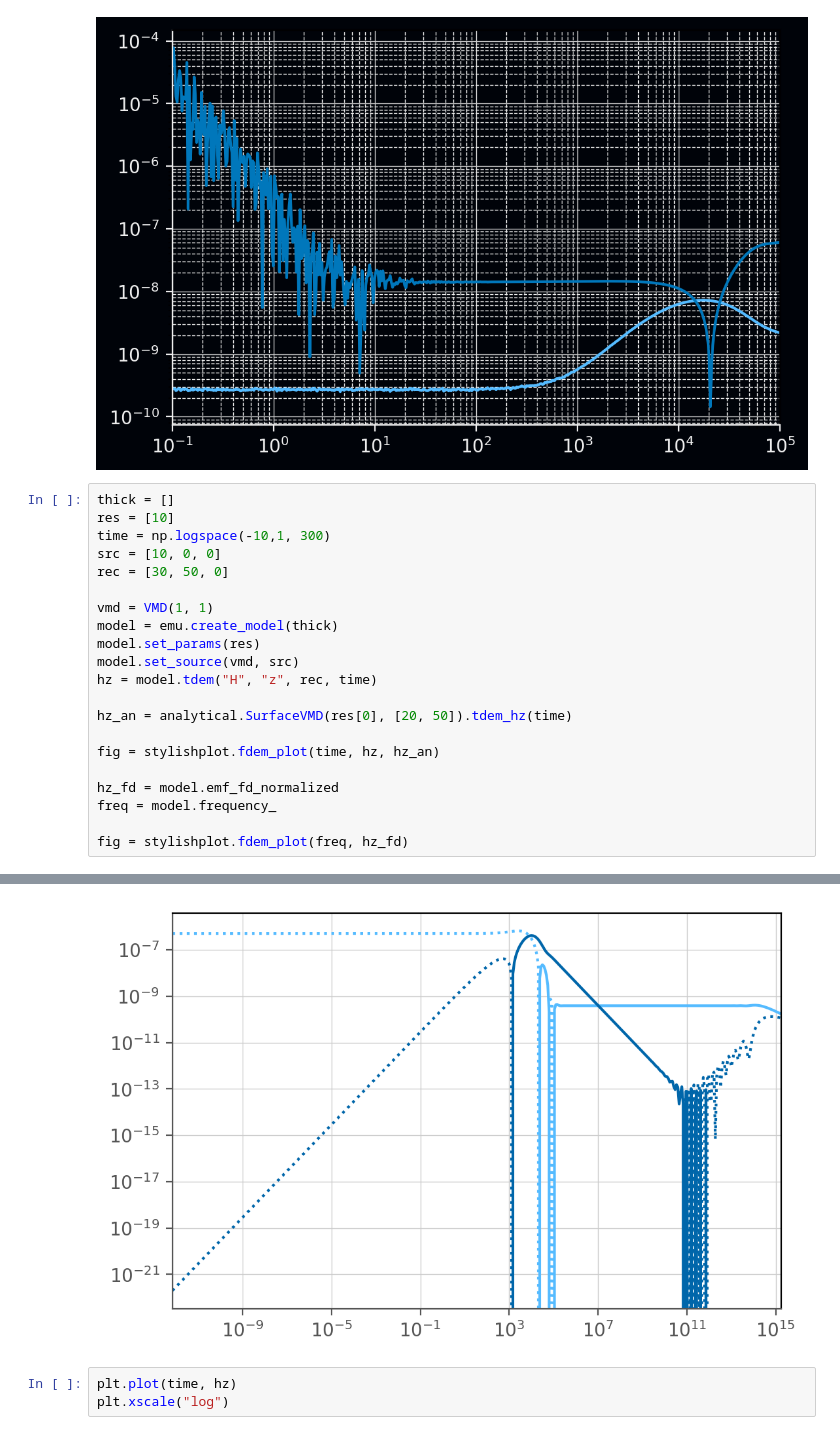
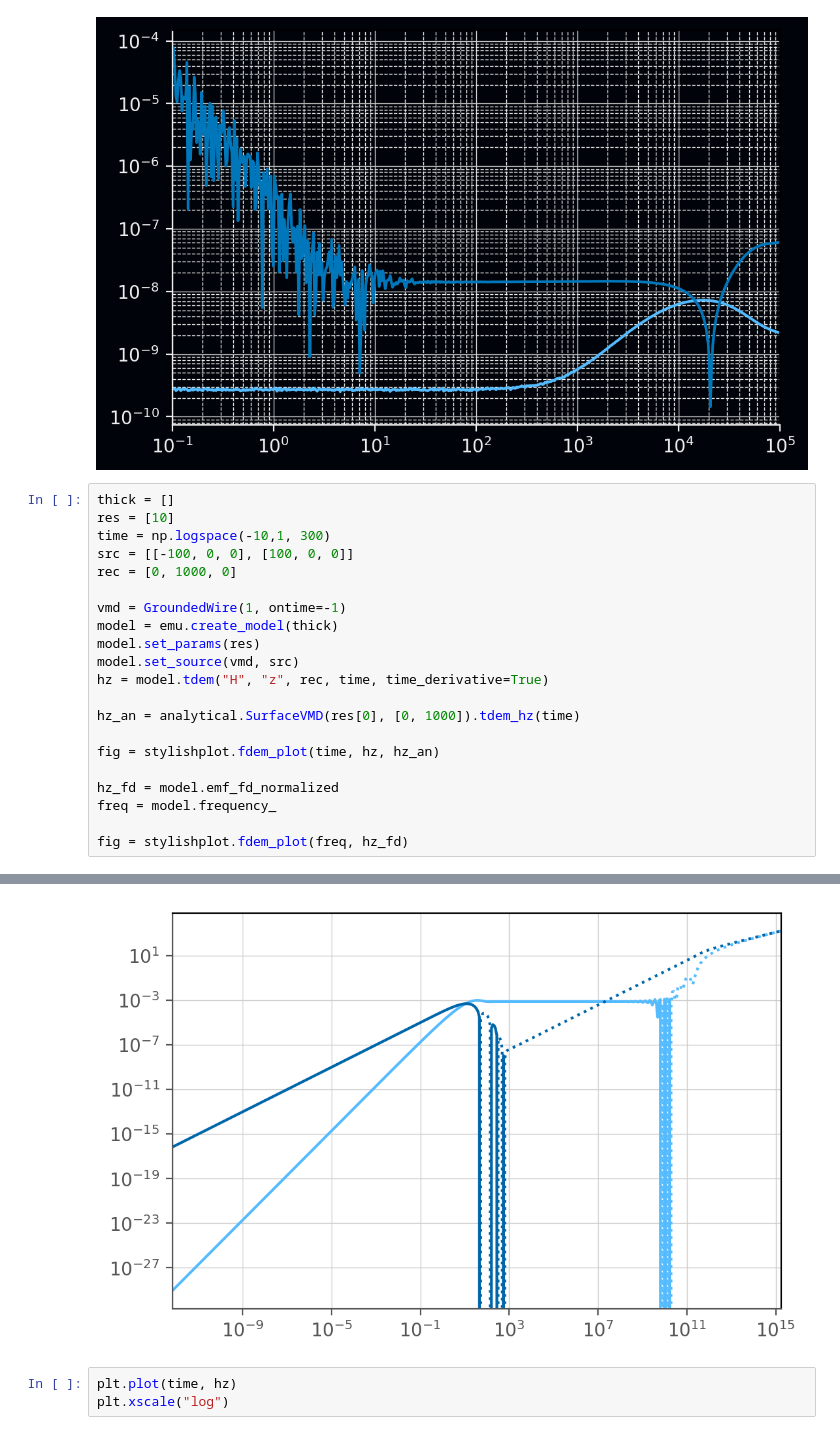
Before and after one commit to WasedaGeophysics/emulatte, a Jupyter notebook: example/playgrounds.ipynb, the cells around one changed output, grey strips where cells are left out. Drawn from its saved outputs; the diff is of its cells as text.

```diff
--- a/example/playgrounds.ipynb
+++ b/example/playgrounds.ipynb
@@ -240,16 +240,16 @@ plt.show()
 thick = []
 res = [10]
 time = np.logspace(-10,1, 300)
-src = [10, 0, 0]
-rec = [30, 50, 0]
+src = [[-100, 0, 0], [100, 0, 0]]
+rec = [0, 1000, 0]
 
-vmd = VMD(1, 1)
+vmd = GroundedWire(1, ontime=-1)
 model = emu.create_model(thick)
 model.set_params(res)
 model.set_source(vmd, src)
-hz = model.tdem("H", "z", rec, time)
+hz = model.tdem("H", "z", rec, time, time_derivative=True)
 
-hz_an = analytical.SurfaceVMD(res[0], [20, 50]).tdem_hz(time)
+hz_an = analytical.SurfaceVMD(res[0], [0, 1000]).tdem_hz(time)
 
 fig = stylishplot.fdem_plot(time, hz, hz_an)
 
@@ -262,4 +262,4 @@ fig = stylishplot.fdem_plot(freq, hz_fd)
-[figure, old version]
+[figure, new version]
 # %%
 plt.plot(time, hz)
 plt.xscale("log")
```
Also changed, not shown: parts of 7 cells of this notebook, 2 other files.
